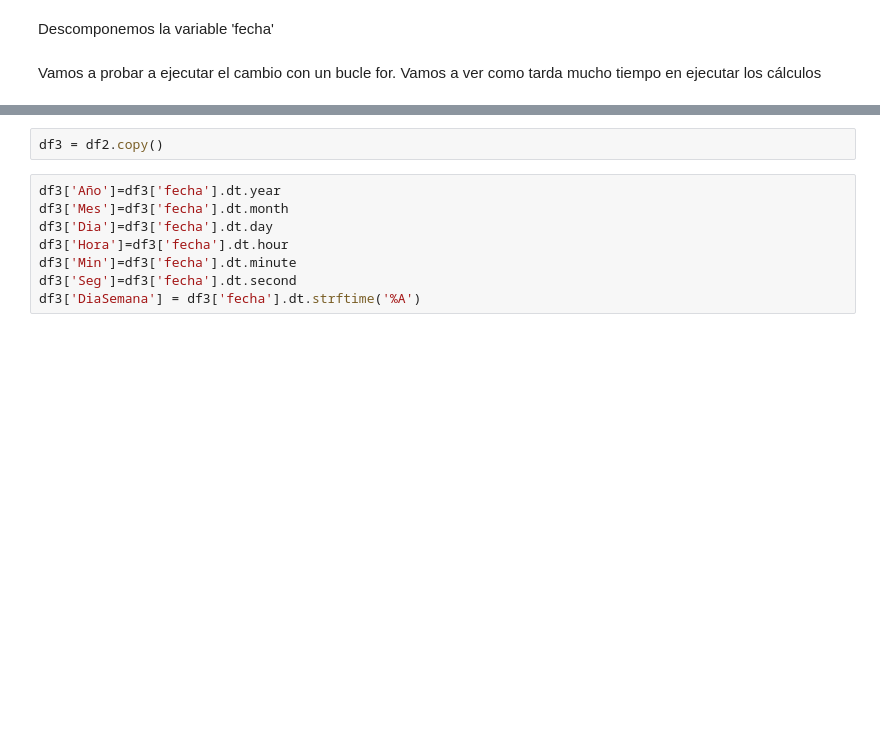
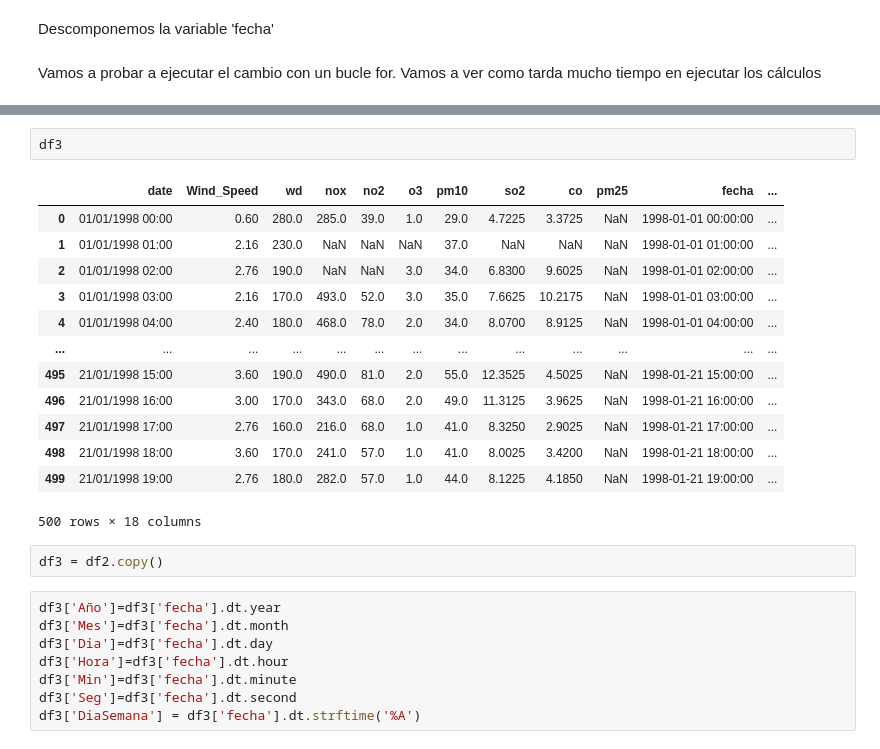
Before and after one commit to amejosecar/ia_dema, a Jupyter notebook: 02_Fechas/00_Teoría/Fechas.ipynb, the cells around one changed output, grey strips where cells are left out. Drawn from its saved outputs; the diff is of its cells as text; blank space fills up the shorter version.

Commit message:
clase fechas, uniones 24junio2025

```diff
--- a/02_Fechas/00_Teoría/Fechas.ipynb
+++ b/02_Fechas/00_Teoría/Fechas.ipynb
@@ -175,3 +228,19 @@ for i in range(0,len(df3)):
+# %%
+df3
+# %% [output]
+|  | date | Wind_Speed | wd | nox | no2 | o3 | pm10 | so2 | co | pm25 | fecha | ... |
+| 0 | 01/01/1998 00:00 | 0.60 | 280.0 | 285.0 | 39.0 | 1.0 | 29.0 | 4.7225 | 3.3725 | NaN | 1998-01-01 00:00:00 | ... |
+| 1 | 01/01/1998 01:00 | 2.16 | 230.0 | NaN | NaN | NaN | 37.0 | NaN | NaN | NaN | 1998-01-01 01:00:00 | ... |
+| 2 | 01/01/1998 02:00 | 2.76 | 190.0 | NaN | NaN | 3.0 | 34.0 | 6.8300 | 9.6025 | NaN | 1998-01-01 02:00:00 | ... |
+| 3 | 01/01/1998 03:00 | 2.16 | 170.0 | 493.0 | 52.0 | 3.0 | 35.0 | 7.6625 | 10.2175 | NaN | 1998-01-01 03:00:00 | ... |
+| 4 | 01/01/1998 04:00 | 2.40 | 180.0 | 468.0 | 78.0 | 2.0 | 34.0 | 8.0700 | 8.9125 | NaN | 1998-01-01 04:00:00 | ... |
+| ... | ... | ... | ... | ... | ... | ... | ... | ... | ... | ... | ... | ... |
+| 495 | 21/01/1998 15:00 | 3.60 | 190.0 | 490.0 | 81.0 | 2.0 | 55.0 | 12.3525 | 4.5025 | NaN | 1998-01-21 15:00:00 | ... |
+| 496 | 21/01/1998 16:00 | 3.00 | 170.0 | 343.0 | 68.0 | 2.0 | 49.0 | 11.3125 | 3.9625 | NaN | 1998-01-21 16:00:00 | ... |
+| 497 | 21/01/1998 17:00 | 2.76 | 160.0 | 216.0 | 68.0 | 1.0 | 41.0 | 8.3250 | 2.9025 | NaN | 1998-01-21 17:00:00 | ... |
+| 498 | 21/01/1998 18:00 | 3.60 | 170.0 | 241.0 | 57.0 | 1.0 | 41.0 | 8.0025 | 3.4200 | NaN | 1998-01-21 18:00:00 | ... |
+| 499 | 21/01/1998 19:00 | 2.76 | 180.0 | 282.0 | 57.0 | 1.0 | 44.0 | 8.1225 | 4.1850 | NaN | 1998-01-21 19:00:00 | ... |
+500 rows × 18 columns
 # %%
 df3 = df2.copy()
 # %%
```
Also changed, not shown: parts of 34 cells of this notebook, 3 other files.
